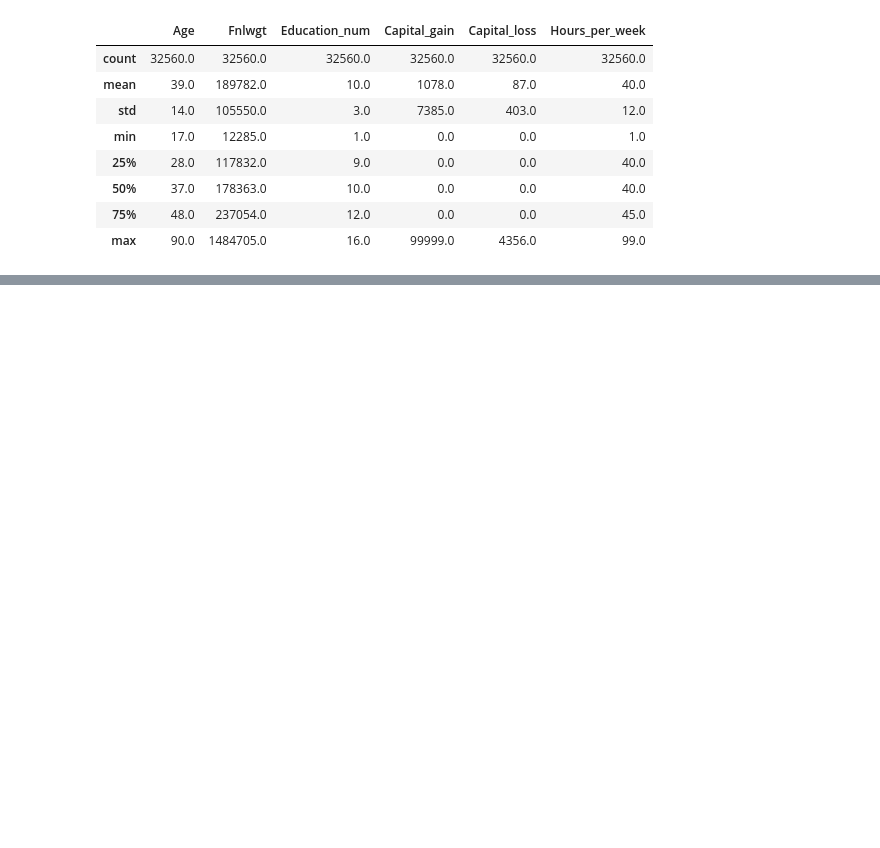
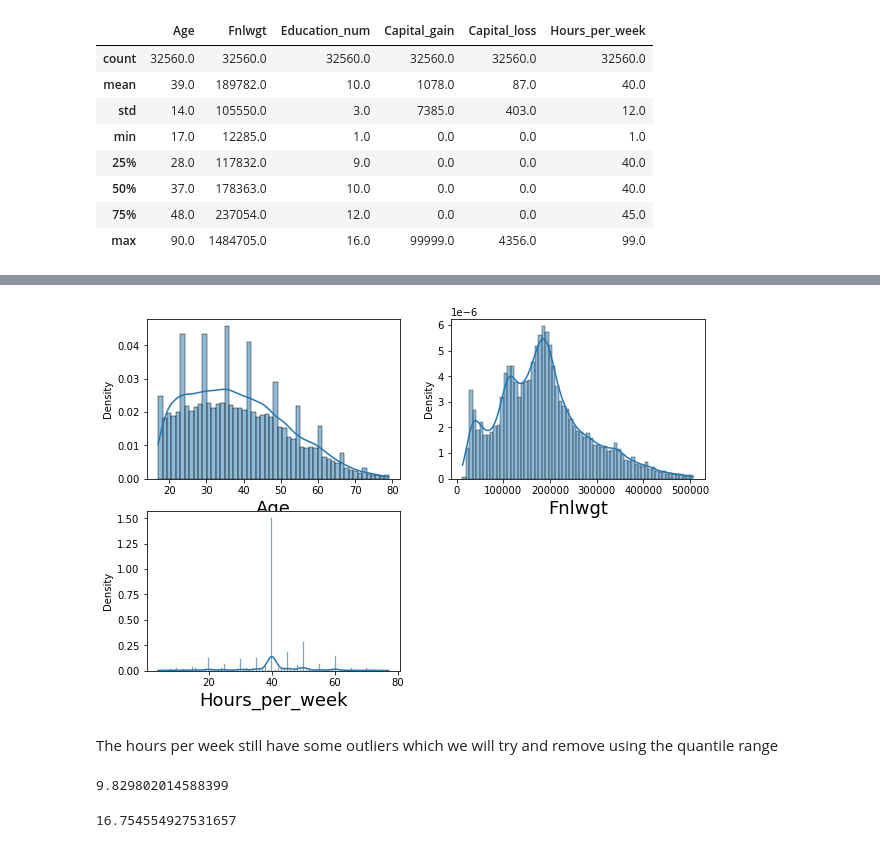
Before and after one commit to zobekenobe/DT-Evaluation-Project, a Jupyter notebook: Project 5.ipynb, the cells around one changed output, grey strips where cells are left out. Saved outputs shown, nothing was run; the diff lists cells and outputs as text; code cells hidden in the pictures; blank space fills up the shorter version.

```diff
--- a/Project 5.ipynb
+++ b/Project 5.ipynb
@@ -125,0 +193,13 @@ TypeError: unhashable type: 'DataFrame'
+# %%
+plt.figure(figsize = (10, 10))
+plotnumber = 1
+for col in numeric_col:
+    plt.subplot(3,2,plotnumber)
+    sns.histplot(df[col], kde = True, stat = 'density')
+    plt.xlabel(col, fontsize = 18)
+    plotnumber += 1
+plt.show()
+# %% [output]
+[figure, added]
+# %% [markdown]
+The hours per week still have some outliers which we will try and remove using the quantile range
@@ -125,0 +216,8 @@ TypeError: unhashable type: 'DataFrame'
+# %%
+low_indices[0].shape[0]/len(df)*100
+# %% [output]
+9.829802014588399
+# %%
+high_indices[0].shape[0]/len(df)*100
+# %% [output]
+16.754554927531657
```
Also changed, not shown: parts of 62 cells of this notebook, 6 other files.
